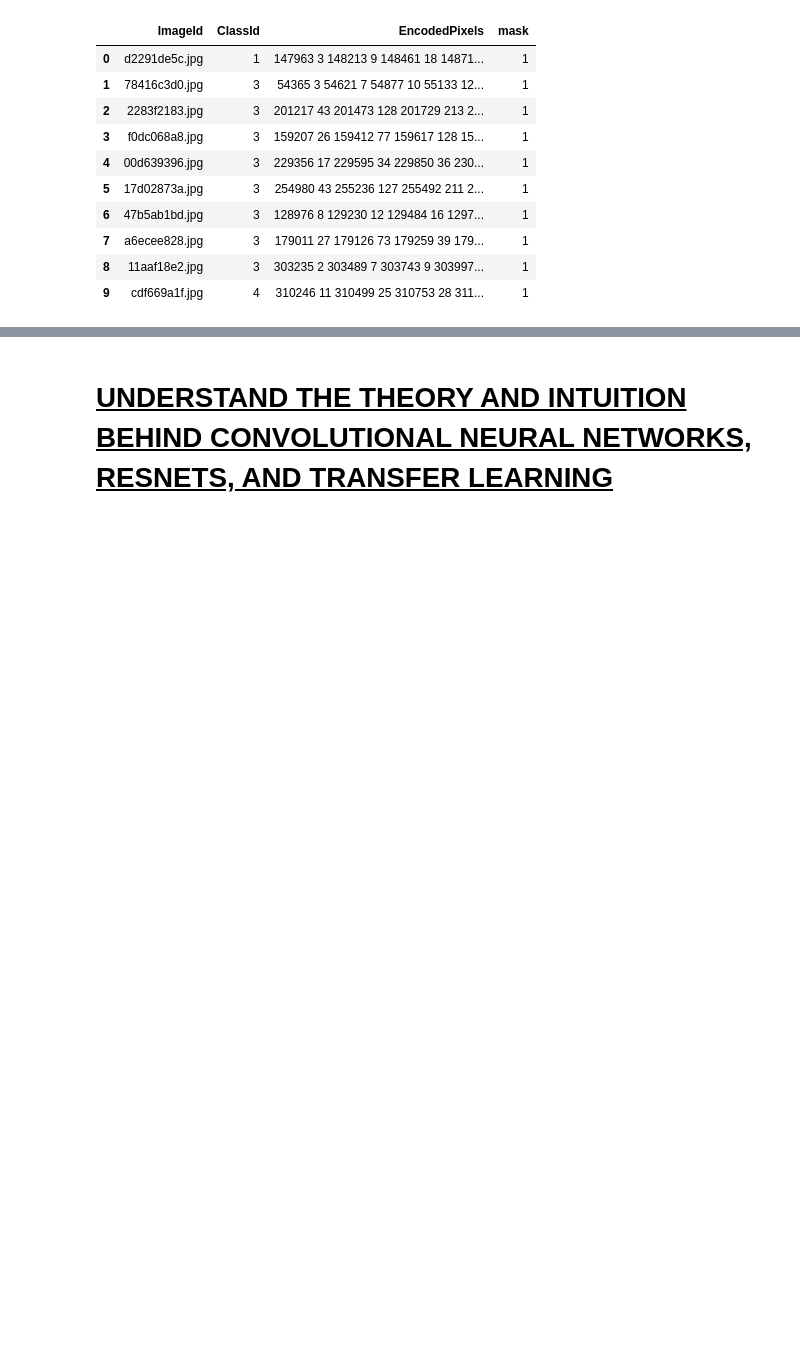
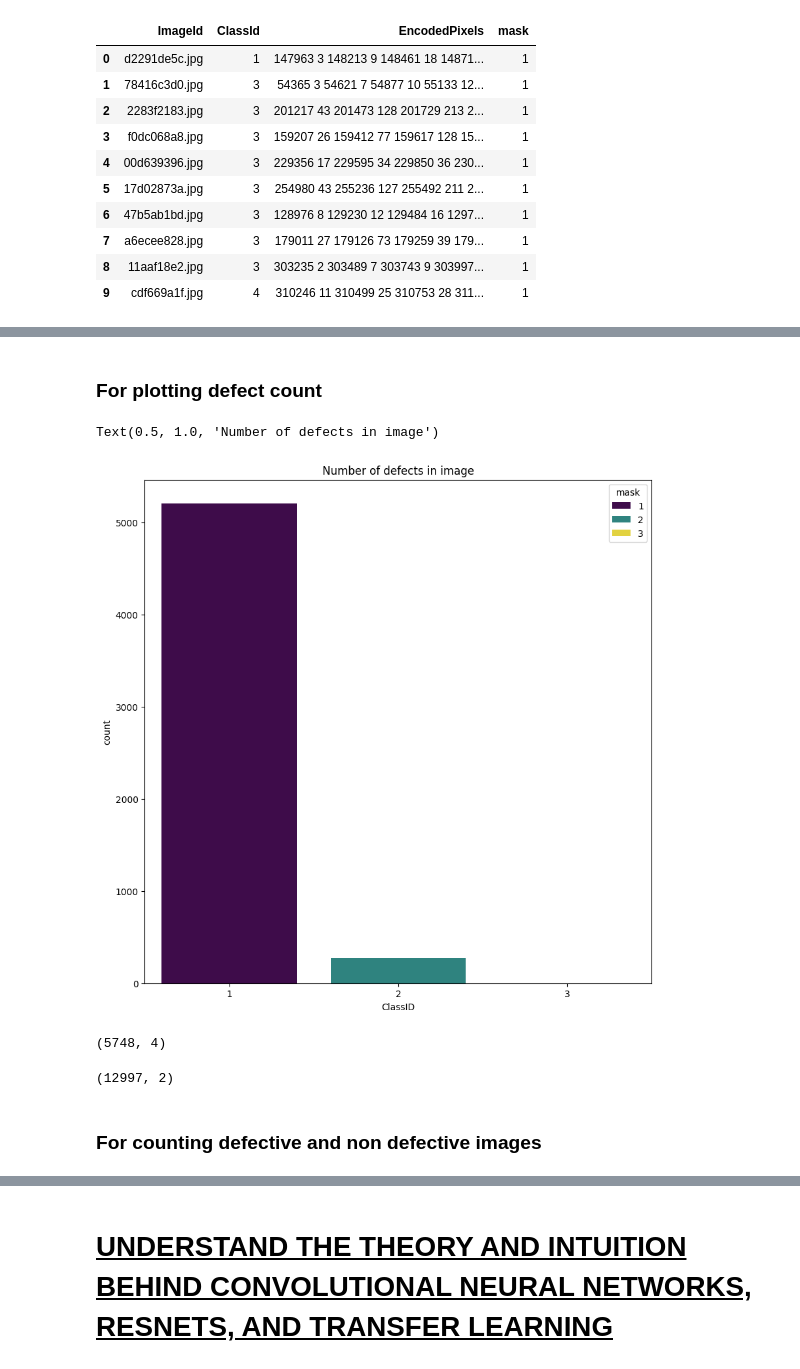
Before and after one commit to FemiAdesola/Data-Science, a Jupyter notebook: Maintenance_&_Manufacturing_Department.ipynb, the cells around one changed output, grey strips where cells are left out. Cells and saved outputs as stored; diff of their text form; code cells hidden in the pictures; blank space fills up the shorter version.

```diff
--- a/Maintenance_&_Manufacturing_Department.ipynb
+++ b/Maintenance_&_Manufacturing_Department.ipynb
@@ -173,5 +186,3 @@ defect_class_mask_df.head(10)
 # %%
 # Some images are classified with more than one defect, let's explore this futher
-# we have one image with 3 types of defects
-# we have 272 images with 2 types of defects
-# we have 5201 images with 1 type of defect
+defect_type = defect_class_mask_df.groupby(['ImageId'])['mask'].sum()
@@ -178 +228,21 @@ defect_class_mask_df.head(10)
+# %% [markdown]
+### **For plotting defect count**
+# %%
+plt.figure(figsize=(10,10))
+sns.barplot(x = defect_type.value_counts().index, hue = defect_type.value_counts().index, y = defect_type.value_counts(), palette= "viridis" )
+plt.xlabel('ClassID')
+plt.title('Number of defects in image')
+# %% [output]
+Text(0.5, 1.0, 'Number of defects in image')
+[figure, added]
+# %%
+defect_class_mask_df.shape
+# %% [output]
+(5748, 4)
+# %%
+all_images_df.shape
+# %% [output]
+(12997, 2)
+# %% [markdown]
+### For counting defective and non defective images
 # %%
```
Also changed, not shown: parts of 90 cells of this notebook.
